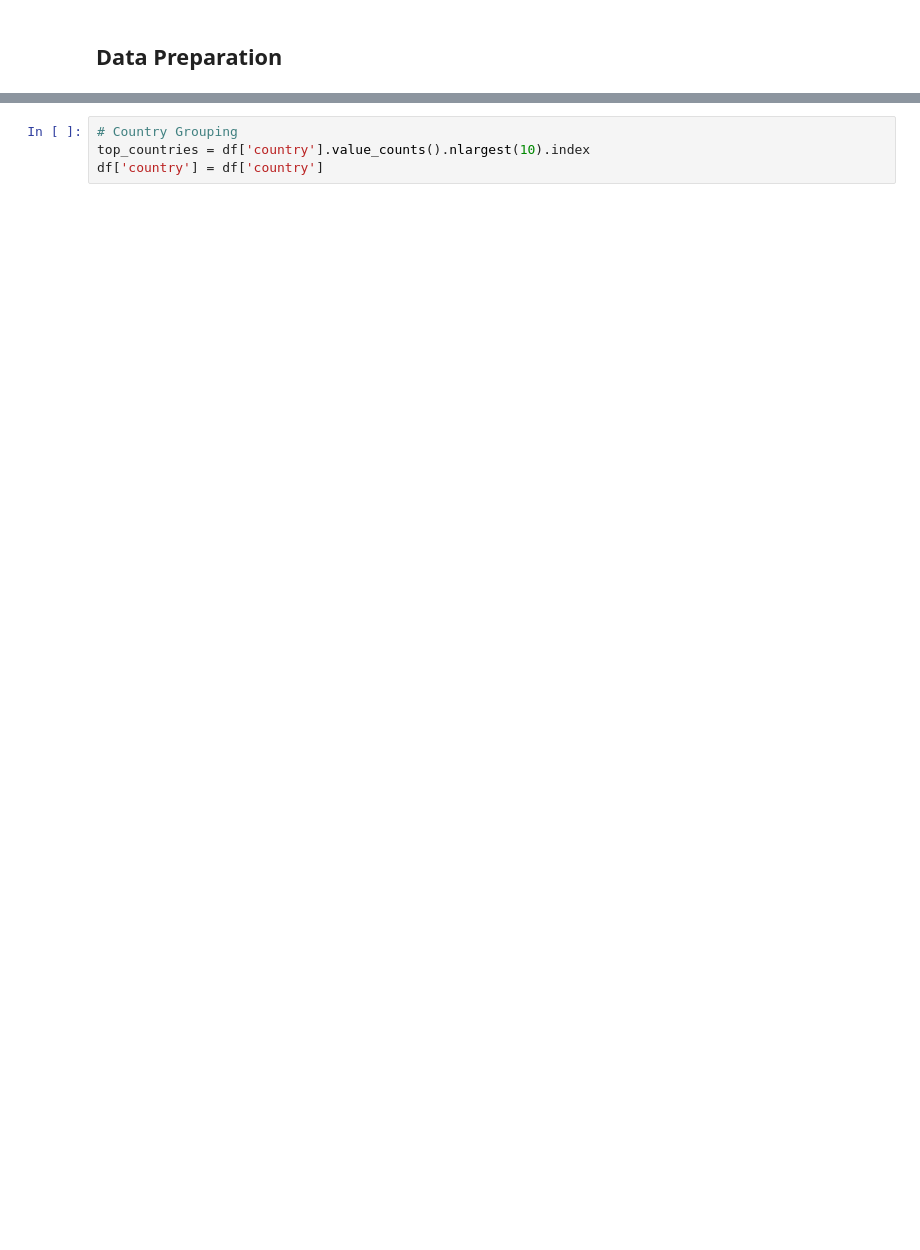
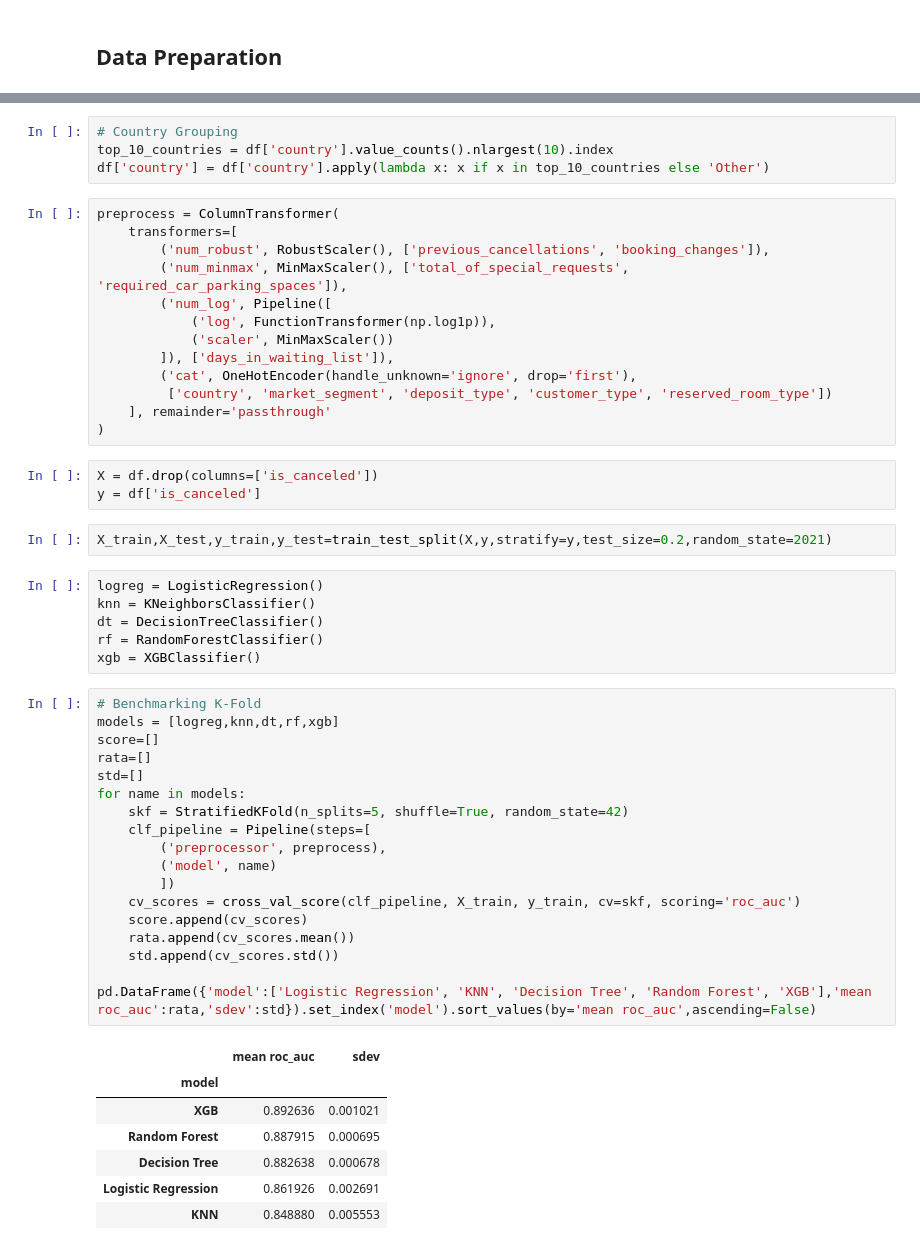
Before and after one commit to KevinFachrezy/Hotel-Booking-Classification, a Jupyter notebook: cp3.ipynb, the cells around one changed output, grey strips where cells are left out. Drawn from its saved outputs; the diff is of its cells as text; blank space fills up the shorter version.

```diff
--- a/cp3.ipynb
+++ b/cp3.ipynb
@@ -327,4 +254,54 @@ df['country'] = categoric_imput.fit_transform(df[['country']]).ravel()
 # %%
 # Country Grouping
-top_countries = df['country'].value_counts().nlargest(10).index
-df['country'] = df['country']
+top_10_countries = df['country'].value_counts().nlargest(10).index
+df['country'] = df['country'].apply(lambda x: x if x in top_10_countries else 'Other')
+# %%
+preprocess = ColumnTransformer(
+    transformers=[
+        ('num_robust', RobustScaler(), ['previous_cancellations', 'booking_changes']),
+        ('num_minmax', MinMaxScaler(), ['total_of_special_requests', 'required_car_parking_spaces']),
+        ('num_log', Pipeline([
+            ('log', FunctionTransformer(np.log1p)),
+            ('scaler', MinMaxScaler())
+        ]), ['days_in_waiting_list']),
+        ('cat', OneHotEncoder(handle_unknown='ignore', drop='first'),
+         ['country', 'market_segment', 'deposit_type', 'customer_type', 'reserved_room_type'])
+    ], remainder='passthrough'
+)
+# %%
+X = df.drop(columns=['is_canceled'])
+y = df['is_canceled']
+# %%
+X_train,X_test,y_train,y_test=train_test_split(X,y,stratify=y,test_size=0.2,random_state=2021)
+# %%
+logreg = LogisticRegression()
+knn = KNeighborsClassifier()
+dt = DecisionTreeClassifier()
+rf = RandomForestClassifier()
+xgb = XGBClassifier()
+# %%
+# Benchmarking K-Fold
+models = [logreg,knn,dt,rf,xgb]
+score=[]
+rata=[]
+std=[]
+for name in models:
+    skf = StratifiedKFold(n_splits=5, shuffle=True, random_state=42)
+    clf_pipeline = Pipeline(steps=[
+        ('preprocessor', preprocess),
+        ('model', name)
+        ])
+    cv_scores = cross_val_score(clf_pipeline, X_train, y_train, cv=skf, scoring='roc_auc')
+    score.append(cv_scores)
+    rata.append(cv_scores.mean())
+    std.append(cv_scores.std())
+
+pd.DataFrame({'model':['Logistic Regression', 'KNN', 'Decision Tree', 'Random Forest', 'XGB'],'mean roc_auc':rata,'sdev':std}).set_index('model').sort_values(by='mean roc_auc',ascending=False)
+# %% [output]
+|  | mean roc_auc | sdev |
+| model |  |  |
+| XGB | 0.892636 | 0.001021 |
+| Random Forest | 0.887915 | 0.000695 |
+| Decision Tree | 0.882638 | 0.000678 |
+| Logistic Regression | 0.861926 | 0.002691 |
+| KNN | 0.848880 | 0.005553 |
```
Also changed, not shown: parts of 28 cells of this notebook.
